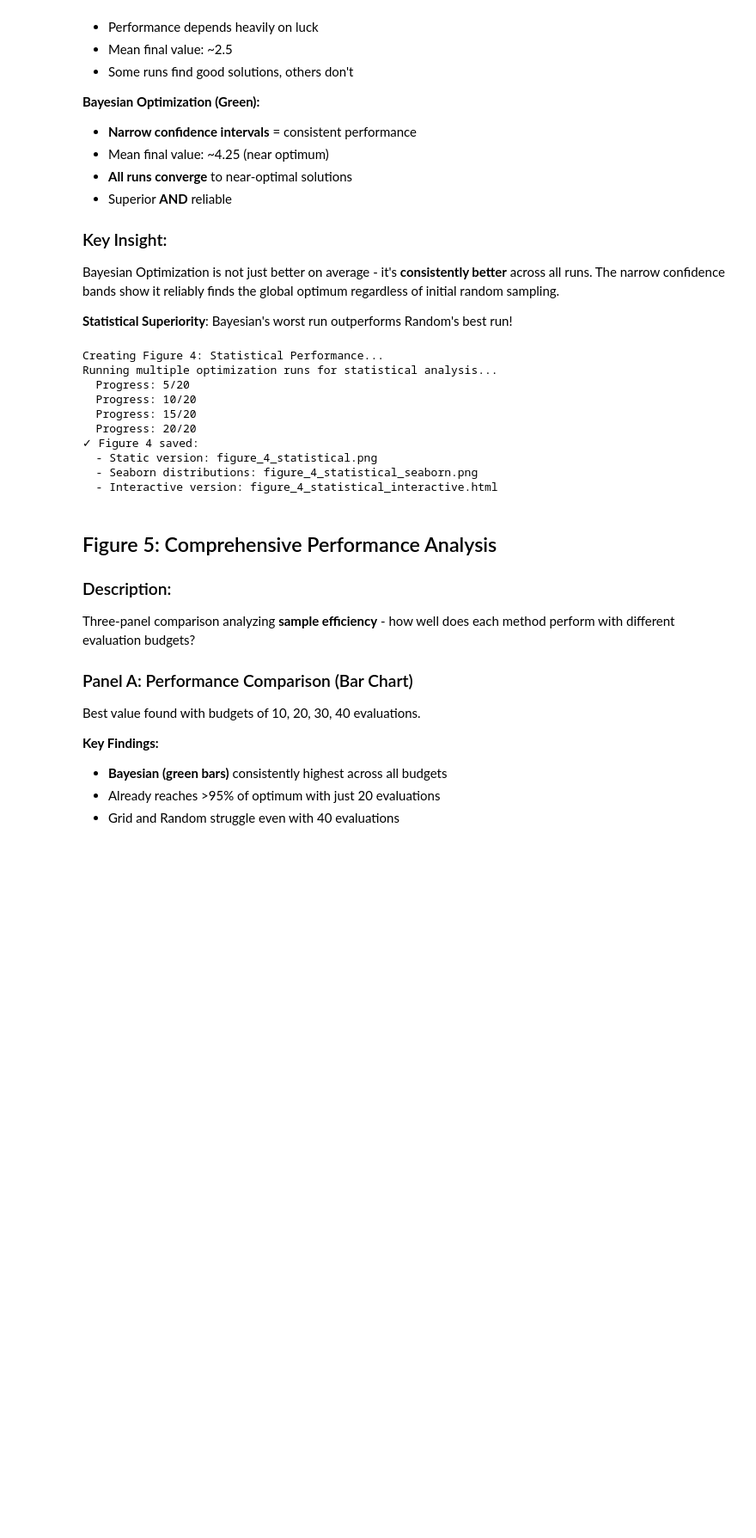
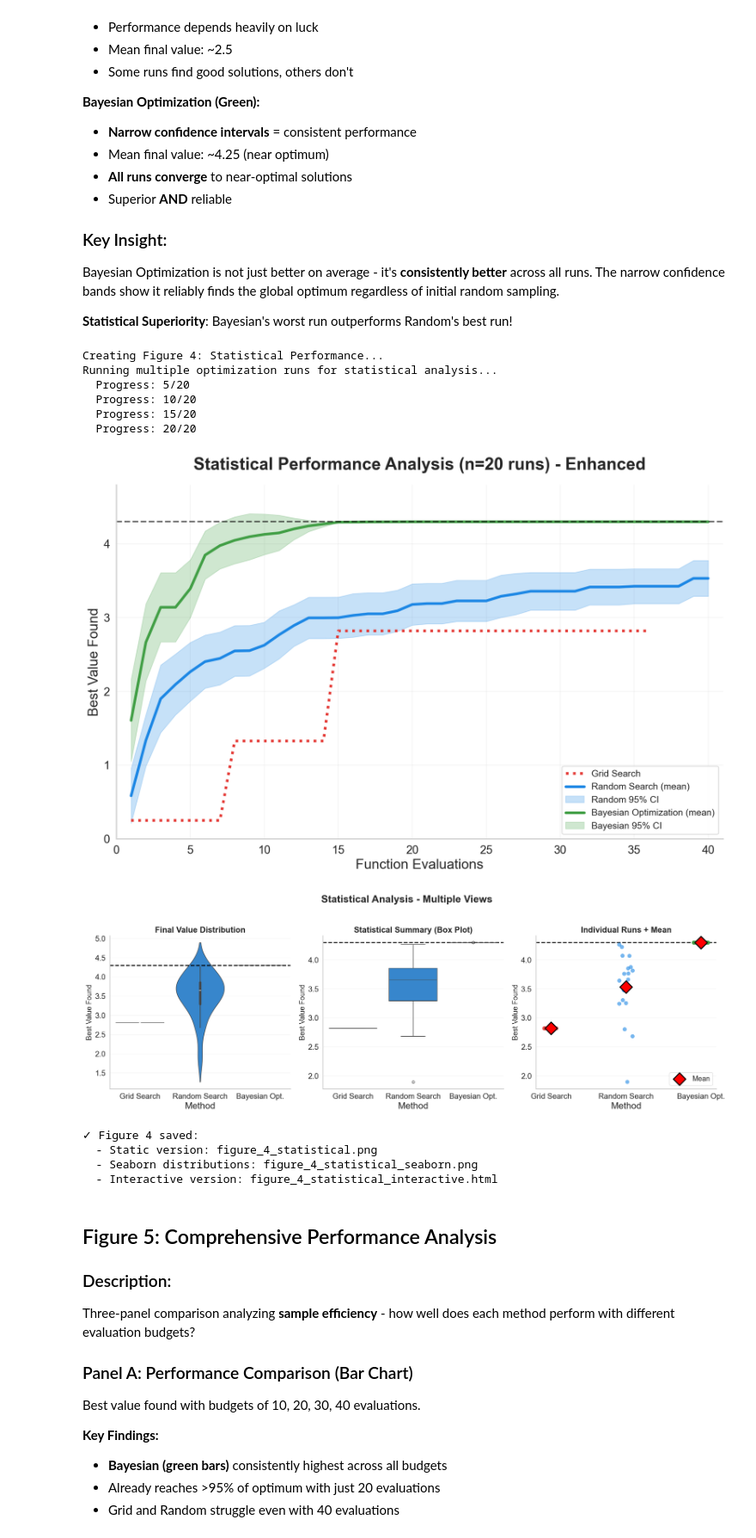
Before and after one commit to arer90/ANO_solubility_prediction, a Jupyter notebook: ANO_pytorch2025/0_search_comp_figures_sci.ipynb, the cells around one changed output. Shown at 86% size. Saved outputs shown, nothing was run; the diff lists cells and outputs as text; code cells hidden in the pictures; blank space fills up the shorter version.

```diff
--- a/ANO_pytorch2025/0_search_comp_figures_sci.ipynb
+++ b/ANO_pytorch2025/0_search_comp_figures_sci.ipynb
@@ -1064,8 +1083,7 @@ ax.grid(True, alpha=0.25)
 plt.title(f'Statistical Performance Analysis (n={n_runs} runs) - Enhanced',
          fontsize=22, fontweight='bold', pad=20)
 plt.tight_layout()
-plt.savefig(f'{output_dir}figure_4_statistical.png', dpi=300, bbox_inches='tight')
-plt.close()
+save_and_show(f'{output_dir}figure_4_statistical.png')
 
 # --- Part B: Seaborn violin plot showing distribution ---
 fig, axes = plt.subplots(1, 3, figsize=(18, 6))
@@ -1118,8 +1136,7 @@ axes[2].grid(True, alpha=0.2, axis='y')
 
 plt.suptitle('Statistical Analysis - Multiple Views', fontsize=20, fontweight='bold', y=1.02)
 plt.tight_layout()
-plt.savefig(f'{output_dir}figure_4_statistical_seaborn.png', dpi=300, bbox_inches='tight')
-plt.close()
+save_and_show(f'{output_dir}figure_4_statistical_seaborn.png')
 
 # --- Part C: Interactive Plotly version ---
 fig_interactive = go.Figure()
@@ -1174,38 +1191,40 @@ fig_interactive.add_trace(go.Scatter(
 # True optimum line
 fig_interactive.add_shape(
     type='line',
     x0=0, x1=41,
     y0=Config.TRUE_OPTIMUM_VALUE, y1=Config.TRUE_OPTIMUM_VALUE,
     line=dict(color='black', width=2, dash='dash')
 )
 
 fig_interactive.update_layout(
     title=f'Interactive Statistical Performance (n={n_runs} runs)',
     xaxis_title='Function Evaluations',
     yaxis_title='Best Value Found (Mean ± 95% CI)',
     font=dict(size=14),
     hovermode='x unified',
     width=1000,
     height=600
 )
 
-fig_interactive.write_html(f'{output_dir}figure_4_statistical_interactive.html')
+fig_interactive.write_html(os.path.join(output_dir, 'figure_4_statistical_interactive.html'))
 
 print("✓ Figure 4 saved:")
 print(f"  - Static version: figure_4_statistical.png")
 print(f"  - Seaborn distributions: figure_4_statistical_seaborn.png")
 print(f"  - Interactive version: figure_4_statistical_interactive.html")
 # %% [output]
 Creating Figure 4: Statistical Performance...
 Running multiple optimization runs for statistical analysis...
   Progress: 5/20
   Progress: 10/20
   Progress: 15/20
   Progress: 20/20
-✓ Figure 4 saved:
-  - Static version: figure_4_statistical.png
-  - Seaborn distributions: figure_4_statistical_seaborn.png
-  - Interactive version: figure_4_statistical_interactive.html
+[figure, added]
+[figure, added]
+✓ Figure 4 saved:
+  - Static version: figure_4_statistical.png
+  - Seaborn distributions: figure_4_statistical_seaborn.png
+  - Interactive version: figure_4_statistical_interactive.html
 # %% [markdown]
 ## Figure 5: Comprehensive Performance Analysis
 
```
Also changed, not shown: parts of 6 cells of this notebook, 12 other files.
